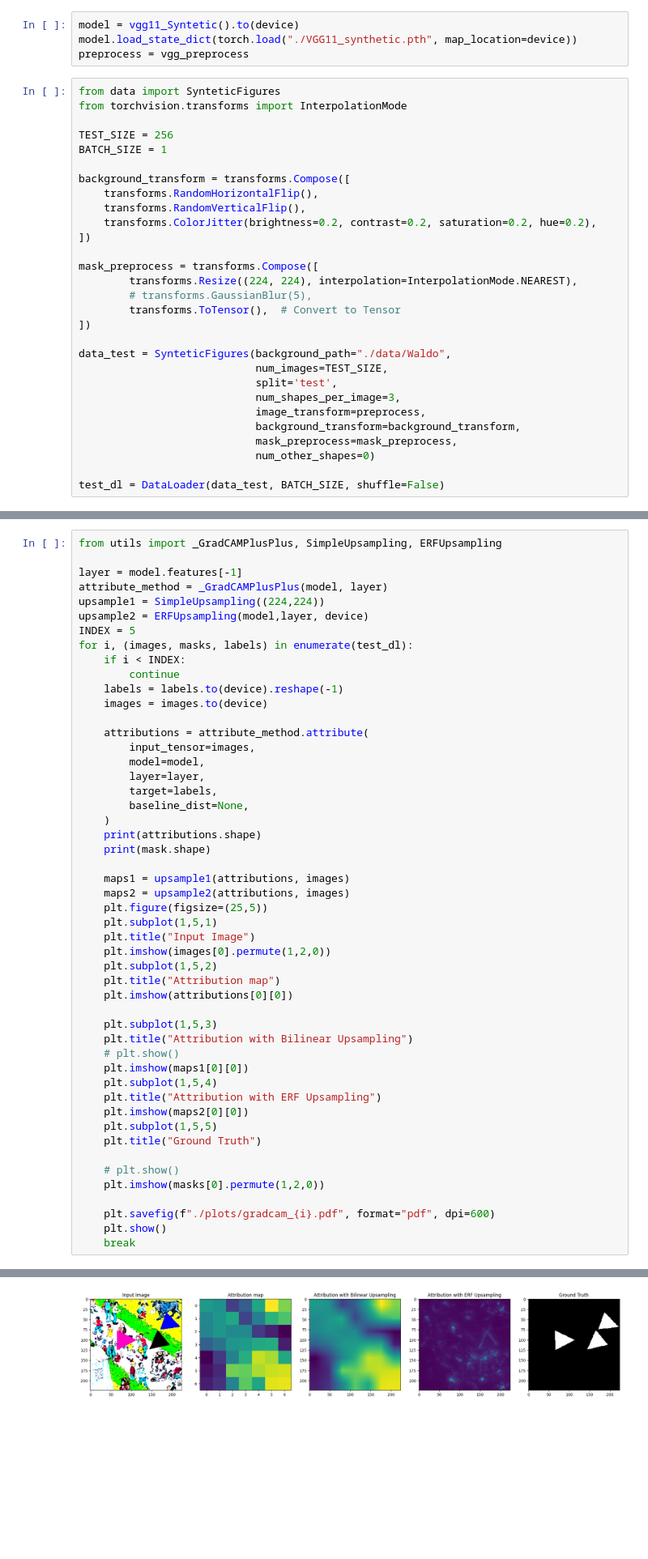
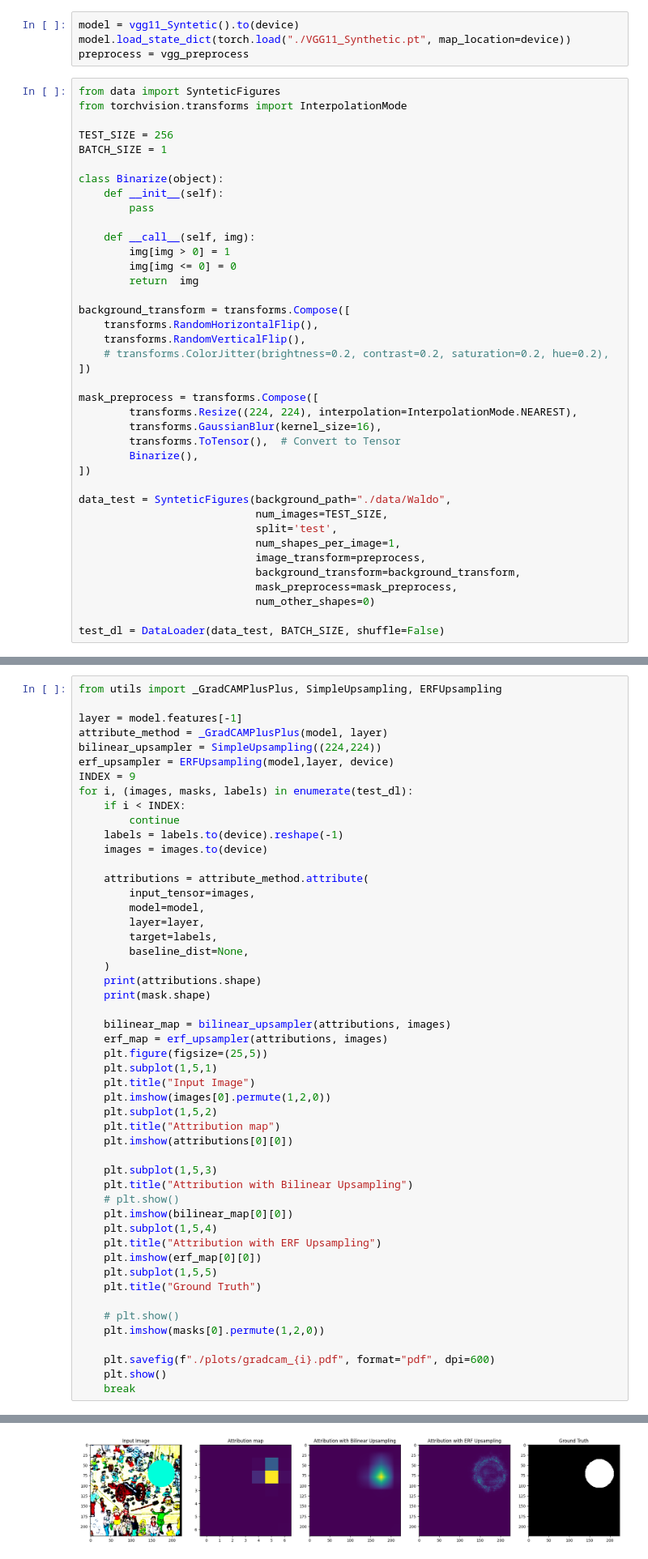
Before and after one commit to liuktc/ML4CV_XAI, a Jupyter notebook: synthetic_test.ipynb, the cells around one changed output, grey strips where cells are left out. Shown at 81% size. Cells and saved outputs as stored; diff of their text form; blank space fills up the shorter version.

Commit message:
added plots and new experiments

```diff
--- a/synthetic_test.ipynb
+++ b/synthetic_test.ipynb
@@ -26,7 +26,7 @@ torch.manual_seed(123)
 np.random.seed(123)
 # %%
 model = vgg11_Syntetic().to(device)
-model.load_state_dict(torch.load("./VGG11_synthetic.pth", map_location=device))
+model.load_state_dict(torch.load("./VGG11_Synthetic.pt", map_location=device))
 preprocess = vgg_preprocess
 # %%
 from data import SynteticFigures
@@ -35,22 +35,32 @@ from torchvision.transforms import InterpolationMode
 TEST_SIZE = 256
 BATCH_SIZE = 1
 
+class Binarize(object):
+    def __init__(self):
+        pass
+
+    def __call__(self, img):
+        img[img > 0] = 1
+        img[img <= 0] = 0
+        return  img
+
 background_transform = transforms.Compose([
     transforms.RandomHorizontalFlip(),
     transforms.RandomVerticalFlip(),
-    transforms.ColorJitter(brightness=0.2, contrast=0.2, saturation=0.2, hue=0.2),
+    # transforms.ColorJitter(brightness=0.2, contrast=0.2, saturation=0.2, hue=0.2),
 ])
 
 mask_preprocess = transforms.Compose([
         transforms.Resize((224, 224), interpolation=InterpolationMode.NEAREST),
-        # transforms.GaussianBlur(5),
+        transforms.GaussianBlur(kernel_size=16),
         transforms.ToTensor(),  # Convert to Tensor
+        Binarize(),
 ])
 
 data_test = SynteticFigures(background_path="./data/Waldo",
                             num_images=TEST_SIZE,
                             split='test',
-                            num_shapes_per_image=3,
+                            num_shapes_per_image=1,
                             image_transform=preprocess,
                             background_transform=background_transform,
                             mask_preprocess=mask_preprocess,
@@ -103,9 +114,9 @@ from utils import _GradCAMPlusPlus, SimpleUpsampling, ERFUpsampling
 
 layer = model.features[-1]
 attribute_method = _GradCAMPlusPlus(model, layer)
-upsample1 = SimpleUpsampling((224,224))
-upsample2 = ERFUpsampling(model,layer, device)
-INDEX = 5
+bilinear_upsampler = SimpleUpsampling((224,224))
+erf_upsampler = ERFUpsampling(model,layer, device)
+INDEX = 9
 for i, (images, masks, labels) in enumerate(test_dl):
     if i < INDEX:
         continue
@@ -121,38 +132,38 @@ for i, (images, masks, labels) in enumerate(test_dl):
     )
     print(attributions.shape)
     print(mask.shape)
 
-    maps1 = upsample1(attributions, images)
-    maps2 = upsample2(attributions, images)
+    bilinear_map = bilinear_upsampler(attributions, images)
+    erf_map = erf_upsampler(attributions, images)
     plt.figure(figsize=(25,5))
     plt.subplot(1,5,1)
     plt.title("Input Image")
     plt.imshow(images[0].permute(1,2,0))
     plt.subplot(1,5,2)
     plt.title("Attribution map")
     plt.imshow(attributions[0][0])
 
     plt.subplot(1,5,3)
     plt.title("Attribution with Bilinear Upsampling")
     # plt.show()
-    plt.imshow(maps1[0][0])
+    plt.imshow(bilinear_map[0][0])
     plt.subplot(1,5,4)
     plt.title("Attribution with ERF Upsampling")
-    plt.imshow(maps2[0][0])
+    plt.imshow(erf_map[0][0])
     plt.subplot(1,5,5)
     plt.title("Ground Truth")
 
     # plt.show()
     plt.imshow(masks[0].permute(1,2,0))
 
     plt.savefig(f"./plots/gradcam_{i}.pdf", format="pdf", dpi=600)
     plt.show()
     break
 # %% [output]
 torch.Size([1, 1, 7, 7])
 torch.Size([1, 3, 224, 224])
 Clipping input data to the valid range for imshow with RGB data ([0..1] for floats or [0..255] for integers).
-[figure, old version]
+[figure, new version]
 # %%
 from results import ResultMetrics
 results = ResultMetrics("./results.csv")
```
Also changed, not shown: parts of 8 cells of this notebook, 16 other files.
